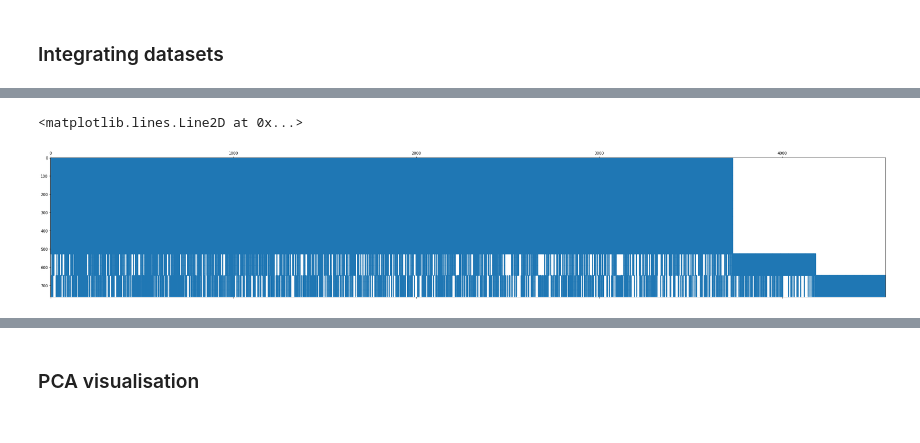
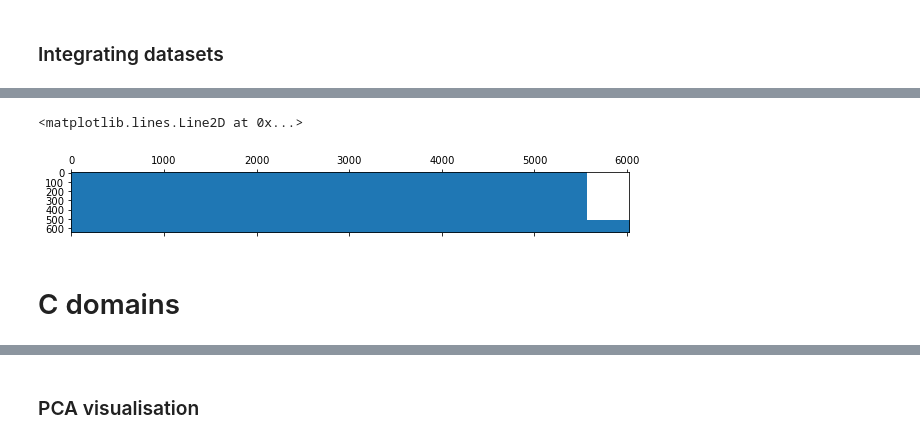
Before and after one commit to SebPorras/BodenProjects, a Jupyter notebook: kari/notebooks/kmer_based_analysis.ipynb, the cells around one changed output, grey strips where cells are left out. Cells and saved outputs as stored; diff of their text form; code cells hidden in the pictures.

```diff
--- a/kari/notebooks/kmer_based_analysis.ipynb
+++ b/kari/notebooks/kmer_based_analysis.ipynb
@@ -75,2 +85,7 @@ class2_c2 = pd.DataFrame.from_dict(class2_c2_ids, orient='index')
+# %%
+#whole sequence
+class_1_df = pd.DataFrame.from_dict(class_1_ids, orient='index')
+
+class_2_df = pd.DataFrame.from_dict(class_2_ids, orient='index')
 # %% [markdown]
 ### Visualise sparcity of data
@@ -119,10 +137,12 @@ class_1
 # %%
-test = class_1.sum(axis=1)
-class_1_norm = pd.DataFrame(np.apply_along_axis(np.divide, 0, class_1, test), index=class_1.index, columns=class_1.columns)
+annot_name = [x+"_class_1" for x in class_1_df.index]
+
+test = class_1_df.sum(axis=1)
+class_1_norm = pd.DataFrame(np.apply_along_axis(np.divide, 0, class_1_df, test), index=annot_name, columns=class_1_df.columns)
 class_1_norm.fillna(0, inplace=True)
 
 scaler_class_1 = StandardScaler()
-scaled_class_1_data  = pd.DataFrame(scaler_class_1.fit_transform(class_1_norm), index=class_1.index, columns=class_1.columns)
+scaled_class_1_data  = pd.DataFrame(scaler_class_1.fit_transform(class_1_norm), index=annot_name, columns=class_1_df.columns)
 
 scaled_class_1_data
 # %% [output]
@@ -141,0 +162,12 @@ scaled_class_1_data
+# %%
+test2 = class_2_df.sum(axis=1)
+annot_name = [x+"_class_2" for x in class_2_df.index]
+
+
+class2_norm = pd.DataFrame(np.apply_along_axis(np.divide, 0, class_2_df, test2), index=annot_name, columns=class_2_df.columns)
+class2_norm.fillna(0, inplace=True)
+
+scaler_class_2 = StandardScaler()
+scaled_class_2_data  = pd.DataFrame(scaler_class_2.fit_transform(class2_norm), index=annot_name, columns=class_2_df.columns)
+
+scaled_class_2_data
@@ -229,4 +298,6 @@ scaled_class_2_c2_data
 # %%
-combined_data = pd.concat([scaled_class_1_data, scaled_class_2_c1_data, scaled_class_2_c2_data], join="outer")
-combined_data.fillna(0, inplace=True)
+combined_data_whole_seqs = pd.concat([scaled_class_1_data, scaled_class_2_data], join="outer")
+#,scaled_class_2_c2_data
+
+combined_data_whole_seqs.fillna(0, inplace=True)
 # %%
@@ -248,6 +319,8 @@ combined_data
 # %%
-fig, ax1 = plt.subplots(figsize=(40,500))
-plt.spy(combined_data, markersize=1)
+fig, ax1 = plt.subplots(figsize=(10,10))
+plt.spy(combined_data_whole_seqs, markersize=1)
 # %% [output]
 <matplotlib.lines.Line2D at 0x...>
-[figure, old version]
+[figure, new version]
+# %% [markdown]
+# C domains
```
Also changed, not shown: parts of 36 cells of this notebook, 3 other files.
